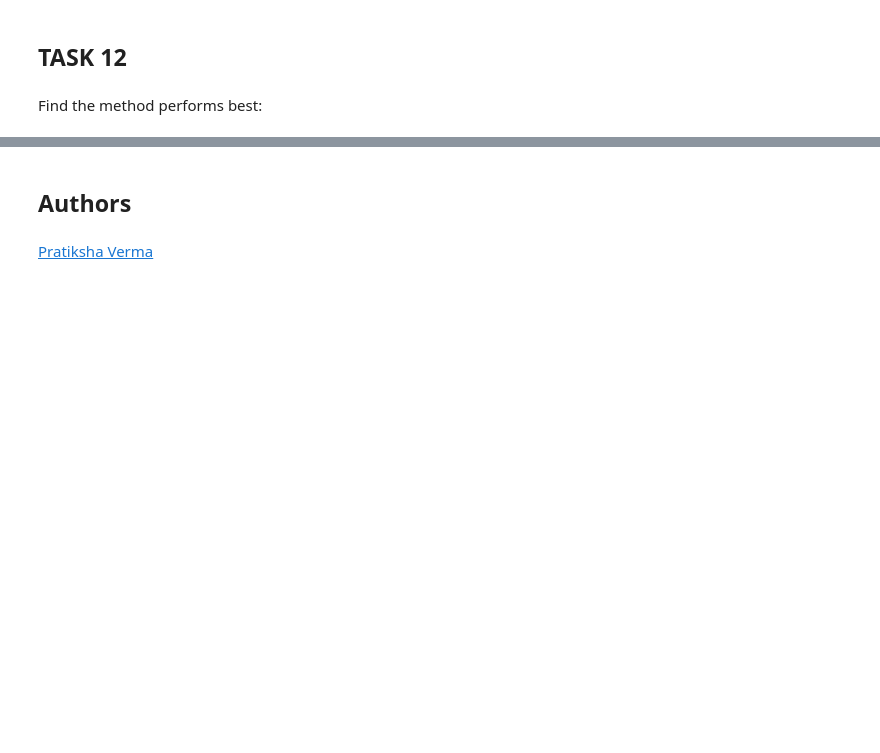
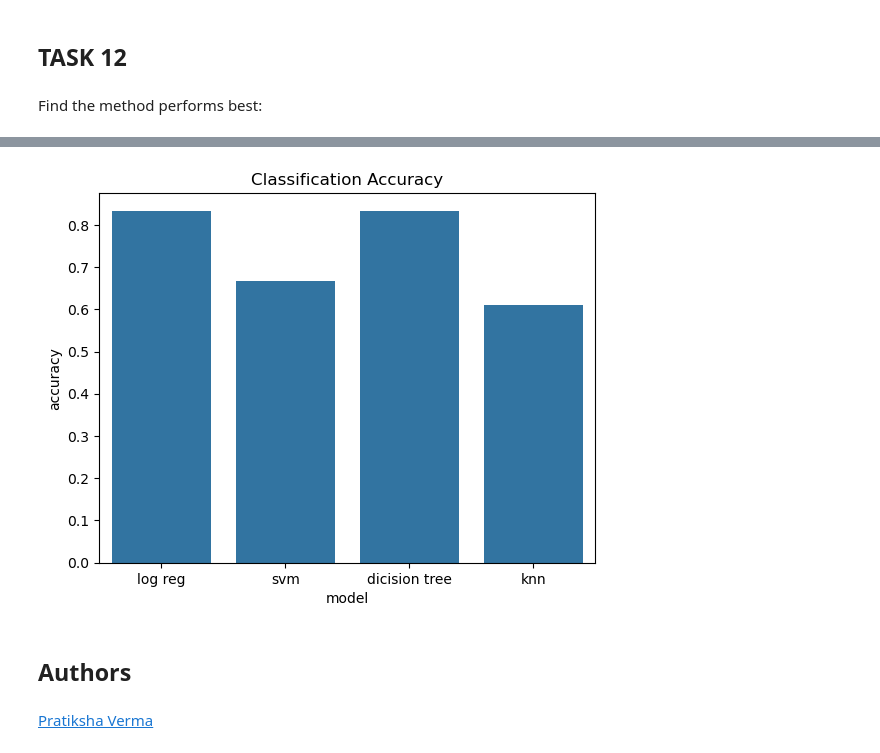
Before and after one commit to sli135/coursera, a Jupyter notebook: SpaceX_Machine_Learning_Prediction_Part_5.jupyterlite.ipynb, the cells around one changed output, grey strips where cells are left out. Drawn from its saved outputs; the diff is of its cells as text; code cells hidden in the pictures; blank space fills up the shorter version.

```diff
--- a/SpaceX_Machine_Learning_Prediction_Part_5.jupyterlite.ipynb
+++ b/SpaceX_Machine_Learning_Prediction_Part_5.jupyterlite.ipynb
@@ -369,10 +369,15 @@ plot_confusion_matrix(Y_test,yhat)
 # %% [markdown]
 Find the method performs best:
 # %%
+accuracy = {'model':[],'accuracy':[]}
 for name,cv in [['log reg',logreg_cv],['svm',svm_cv],['dicision tree',tree_cv],['knn',knn_cv]]:
     best_model = cv.best_estimator_
     test_score = best_model.score(X_test, Y_test)
     print(f"Test set accuracy for {name}: ", test_score)
+    accuracy['model'].append(name)
+    accuracy['accuracy'].append(test_score)
+df_accuracy = pd.DataFrame(accuracy)
+df_accuracy
 # %% [output]
 Test set accuracy for log reg:  0.8333333333333334
 Test set accuracy for svm:  0.6666666666666666
@@ -381,3 +391,9 @@ Test set accuracy for knn:  0.6111111111111112
+# %%
+sns.barplot(df_accuracy,x='model',y='accuracy')
+plt.title('Classification Accuracy')
+plt.show()
+# %% [output]
+[figure, added]
 # %% [markdown]
 ## Authors
 # %% [markdown]
```
Also changed, not shown: parts of 3 cells of this notebook.
